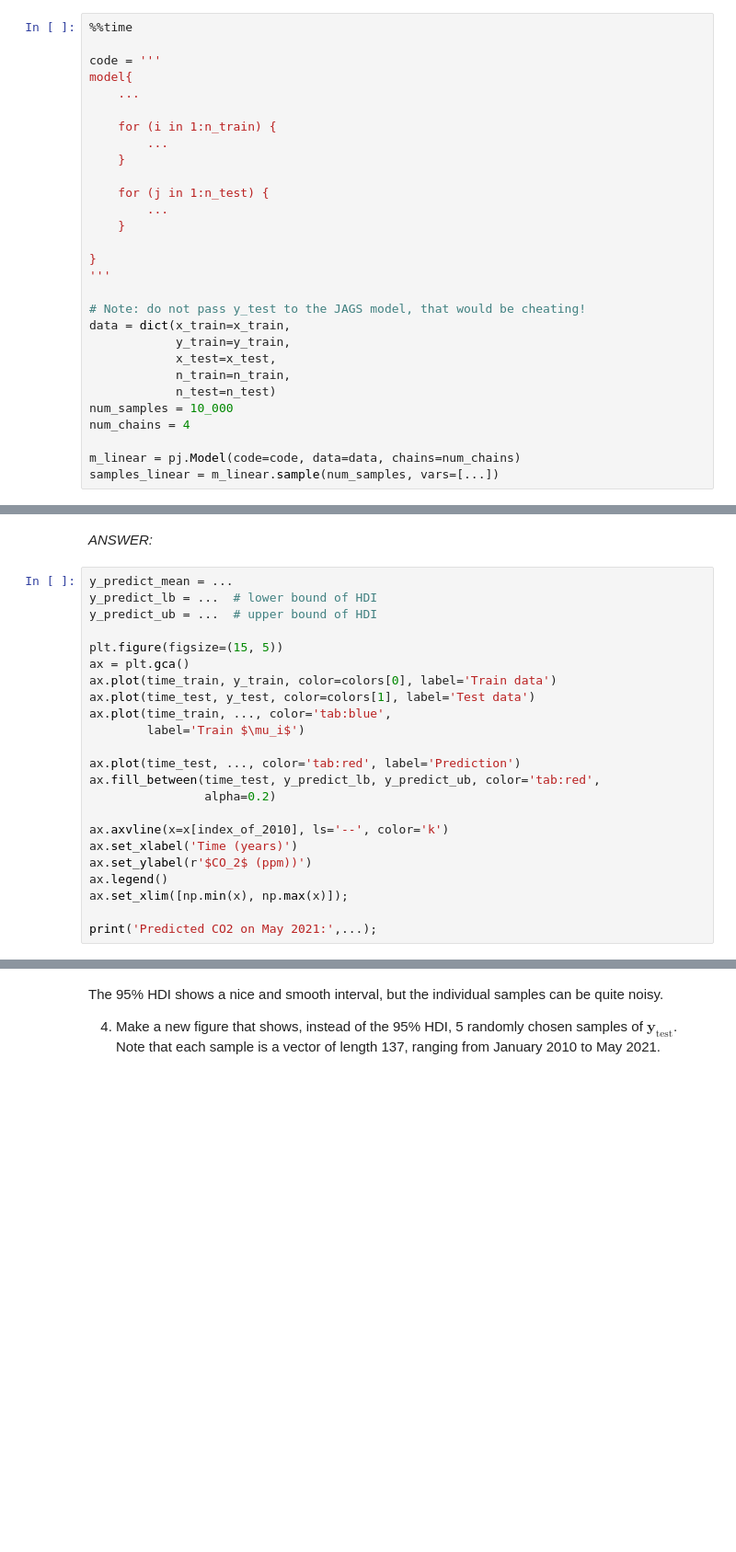
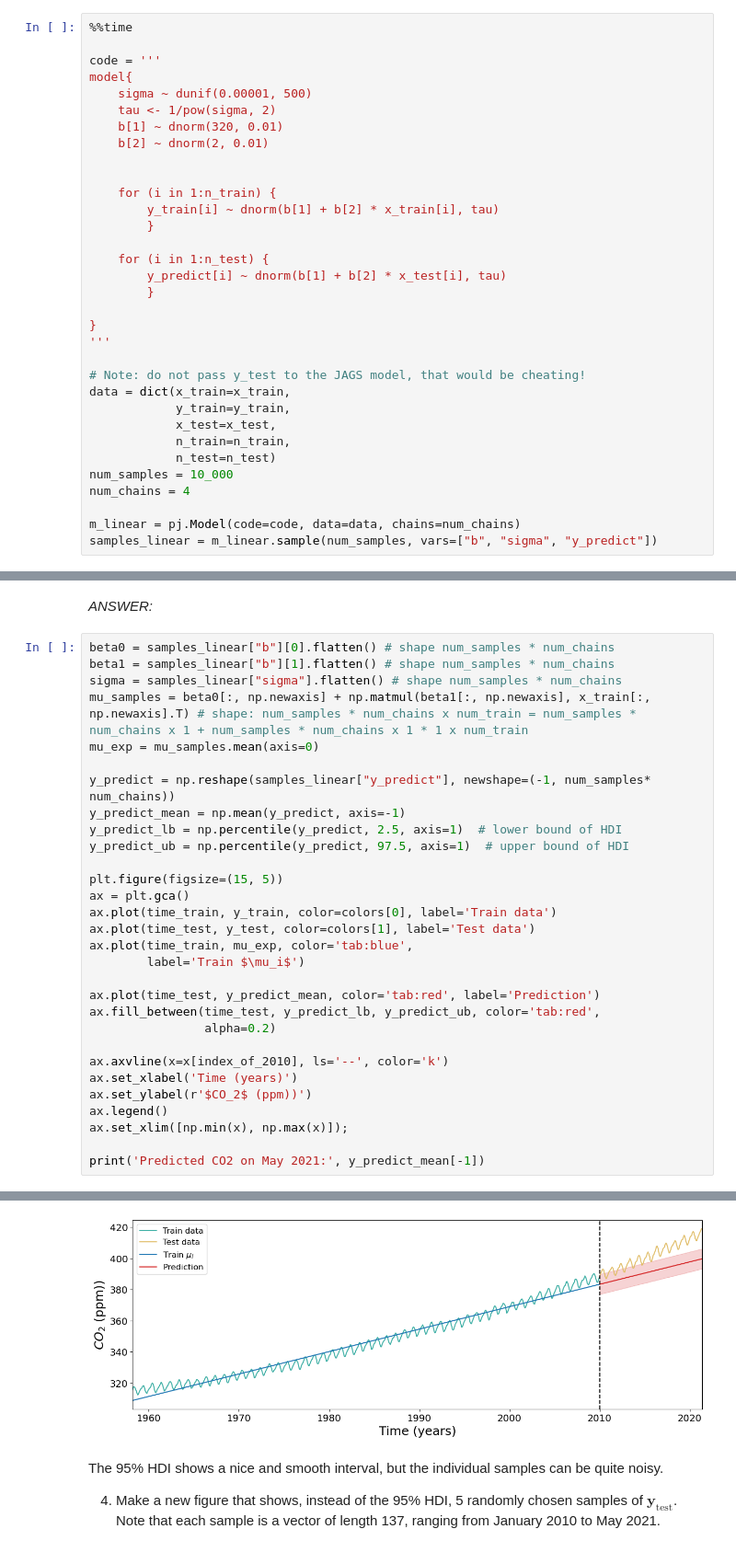
Before and after one commit to DerOeko/SOW-BKI203BS, a Jupyter notebook: LargeAssignment3/Ferdinand_Paar_s1128559_Samuel_Nellessen_s1102282_Assignment_LargeAssignment3.ipynb, the cells around one changed output, grey strips where cells are left out. Shown at 92% size. Cells and saved outputs as stored; diff of their text form; blank space fills up the shorter version.

```diff
--- a/LargeAssignment3/Ferdinand_Paar_s1128559_Samuel_Nellessen_s1102282_Assignment_LargeAssignment3.ipynb
+++ b/LargeAssignment3/Ferdinand_Paar_s1128559_Samuel_Nellessen_s1102282_Assignment_LargeAssignment3.ipynb
@@ -376,15 +438,19 @@ _ANSWER:_
 
 code = '''
 model{
-    ...
+    sigma ~ dunif(0.00001, 500)
+    tau <- 1/pow(sigma, 2)
+    b[1] ~ dnorm(320, 0.01)
+    b[2] ~ dnorm(2, 0.01)
+
 
     for (i in 1:n_train) {
-        ...
-    }
+        y_train[i] ~ dnorm(b[1] + b[2] * x_train[i], tau)
+        }
 
-    for (j in 1:n_test) {
-        ...
-    }
+    for (i in 1:n_test) {
+        y_predict[i] ~ dnorm(b[1] + b[2] * x_test[i], tau)
+        }
 
 }
 '''
@@ -399,4 +465,4 @@ num_samples = 10_000
 num_chains = 4
 
 m_linear = pj.Model(code=code, data=data, chains=num_chains)
-samples_linear = m_linear.sample(num_samples, vars=[...])
+samples_linear = m_linear.sample(num_samples, vars=["b", "sigma", "y_predict"])
@@ -405,18 +477,25 @@ samples_linear = m_linear.sample(num_samples, vars=[...])
 # %% [markdown]
 _ANSWER:_
 # %%
-y_predict_mean = ...
-y_predict_lb = ...  # lower bound of HDI
-y_predict_ub = ...  # upper bound of HDI
+beta0 = samples_linear["b"][0].flatten() # shape num_samples * num_chains
+beta1 = samples_linear["b"][1].flatten() # shape num_samples * num_chains
+sigma = samples_linear["sigma"].flatten() # shape num_samples * num_chains
+mu_samples = beta0[:, np.newaxis] + np.matmul(beta1[:, np.newaxis], x_train[:, np.newaxis].T) # shape: num_samples * num_chains x num_train = num_samples * num_chains x 1 + num_samples * num_chains x 1 * 1 x num_train
+mu_exp = mu_samples.mean(axis=0)
+
+y_predict = np.reshape(samples_linear["y_predict"], newshape=(-1, num_samples* num_chains))
+y_predict_mean = np.mean(y_predict, axis=-1)
+y_predict_lb = np.percentile(y_predict, 2.5, axis=1)  # lower bound of HDI
+y_predict_ub = np.percentile(y_predict, 97.5, axis=1)  # upper bound of HDI
 
 plt.figure(figsize=(15, 5))
 ax = plt.gca()
 ax.plot(time_train, y_train, color=colors[0], label='Train data')
 ax.plot(time_test, y_test, color=colors[1], label='Test data')
-ax.plot(time_train, ..., color='tab:blue',
+ax.plot(time_train, mu_exp, color='tab:blue',
         label='Train $\mu_i$')
 
-ax.plot(time_test, ..., color='tab:red', label='Prediction')
+ax.plot(time_test, y_predict_mean, color='tab:red', label='Prediction')
 ax.fill_between(time_test, y_predict_lb, y_predict_ub, color='tab:red',
                 alpha=0.2)
 
@@ -426,4 +505,5 @@ ax.set_ylabel(r'$CO_2$ (ppm))')
 ax.legend()
 ax.set_xlim([np.min(x), np.max(x)]);
 
-print('Predicted CO2 on May 2021:',...);
+print('Predicted CO2 on May 2021:', y_predict_mean[-1])
+# %% [output]
@@ -430,3 +511,4 @@ print('Predicted CO2 on May 2021:',...);
+[figure, added]
 # %% [markdown]
 The 95% HDI shows a nice and smooth interval, but the individual samples can be quite noisy.
 
```
Also changed, not shown: parts of 32 cells of this notebook.
